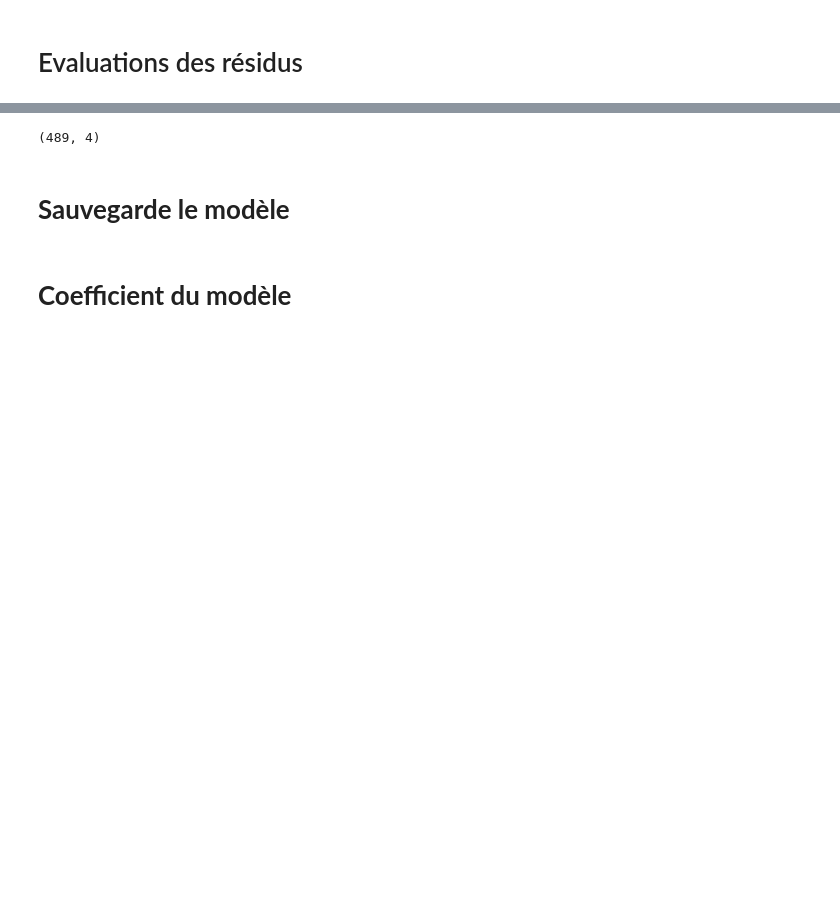
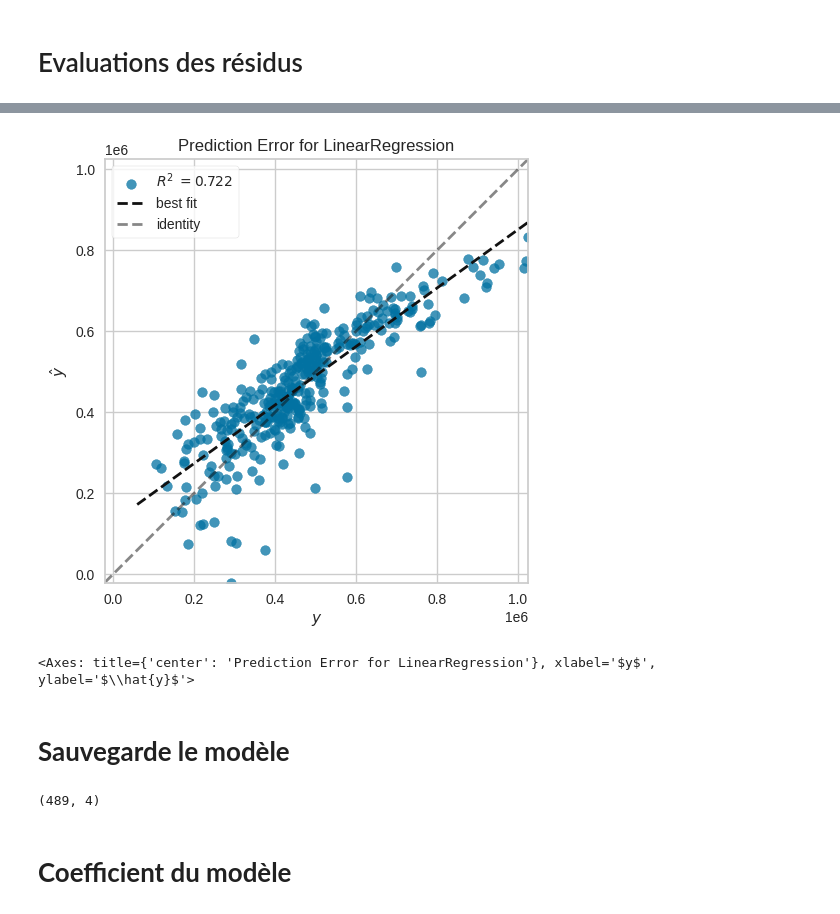
Before and after one commit to bigirimanainnocent12/Machine-Learning, a Jupyter notebook: prix_de_l'immobilier_en_fonction.ipynb, the cells around one changed output, grey strips where cells are left out. Drawn from its saved outputs; the diff is of its cells as text; code cells hidden in the pictures; blank space fills up the shorter version.

```diff
--- a/prix_de_l'immobilier_en_fonction.ipynb
+++ b/prix_de_l'immobilier_en_fonction.ipynb
@@ -222,0 +191,13 @@ _=sp.stats.probplot(residus,plot=axes)
+# %%
+from yellowbrick.regressor import prediction_error
+
+# Pass X_train and y_train as arguments to prediction_error()
+error = prediction_error(model, X_train, y_train)
+
+error.score(X_test, y_test)
+error.show()
+# %% [output]
+[figure, added]
+<Axes: title={'center': 'Prediction Error for LinearRegression'}, xlabel='$y$', ylabel='$\\hat{y}$'>
+# %% [markdown]
+# **Sauvegarde le modèle**
@@ -229,5 +210,3 @@ import joblib
-# %% [markdown]
-# **Sauvegarde le modèle**
 # %%
 loaded_model=joblib.dump(model,'model.pkl')
 # %% [markdown]
```
Also changed, not shown: parts of 11 cells of this notebook.
